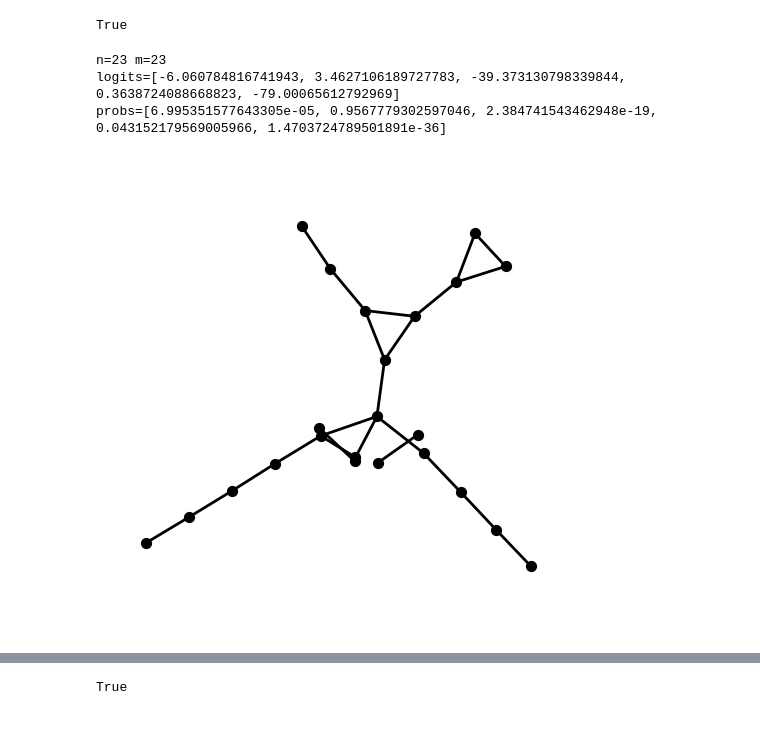
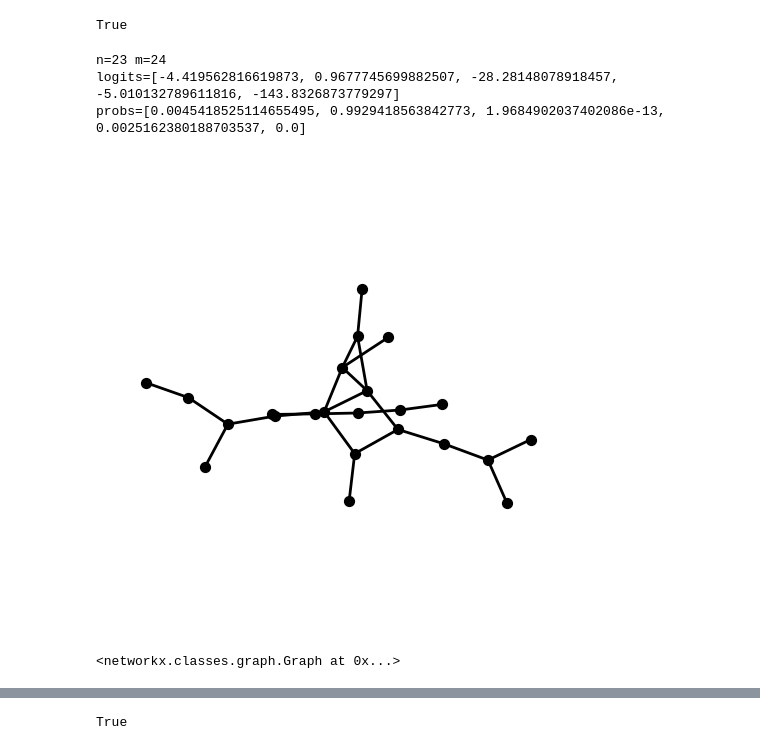
Before and after one commit to yolandalalala/GNNInterpreter, a Jupyter notebook: model_explanation_shape.ipynb, the cells around one changed output, grey strips where cells are left out. Cells and saved outputs as stored; diff of their text form; code cells hidden in the pictures.

```diff
--- a/model_explanation_shape.ipynb
+++ b/model_explanation_shape.ipynb
@@ -34,5 +13,5 @@ shape.describe()
 # %%
-model = GCNClassifier(node_features=len(shape.NODE_CLS),
-                      num_classes=len(shape.GRAPH_CLS),
-    hidden_channels=64,
-    num_layers=4)
+model = GCNClassifier(node_features=len(dataset.NODE_CLS),
+                      num_classes=len(dataset.GRAPH_CLS),
+                      hidden_channels=64,
+                      num_layers=4)
@@ -155,12 +76,12 @@ def break_cond(out, trainer, boundary_cls=classes):
 trainer[1].train(2000, dynamic_penalty=budget, penalty_cond=penalty_cond, break_cond=break_cond)
 # %% [output]
 True
-# %%
-G = trainer[classes].evaluate(threshold=0.5, show=True)
-plt.show()
-# %% [output]
-n=23 m=23
-logits=[-6.060784816741943, 3.4627106189727783, -39.373130798339844, 0.3638724088668823, -79.00065612792969]
-probs=[6.995351577643305e-05, 0.9567779302597046, 2.384741543462948e-19, 0.043152179569005966, 1.4703724789501891e-36]
-[figure, removed]
+# %%
+trainer[1].evaluate(threshold=0.5, show=True)
+# %% [output]
+n=23 m=24
+logits=[-4.419562816619873, 0.9677745699882507, -28.28148078918457, -5.010132789611816, -143.8326873779297]
+probs=[0.0045418525114655495, 0.9929418563842773, 1.9684902037402086e-13, 0.0025162380188703537, 0.0]
+[figure, added]
+<networkx.classes.graph.Graph at 0x...>
 # %% [markdown]
```
Also changed, not shown: parts of 28 cells of this notebook, 8 other files.
